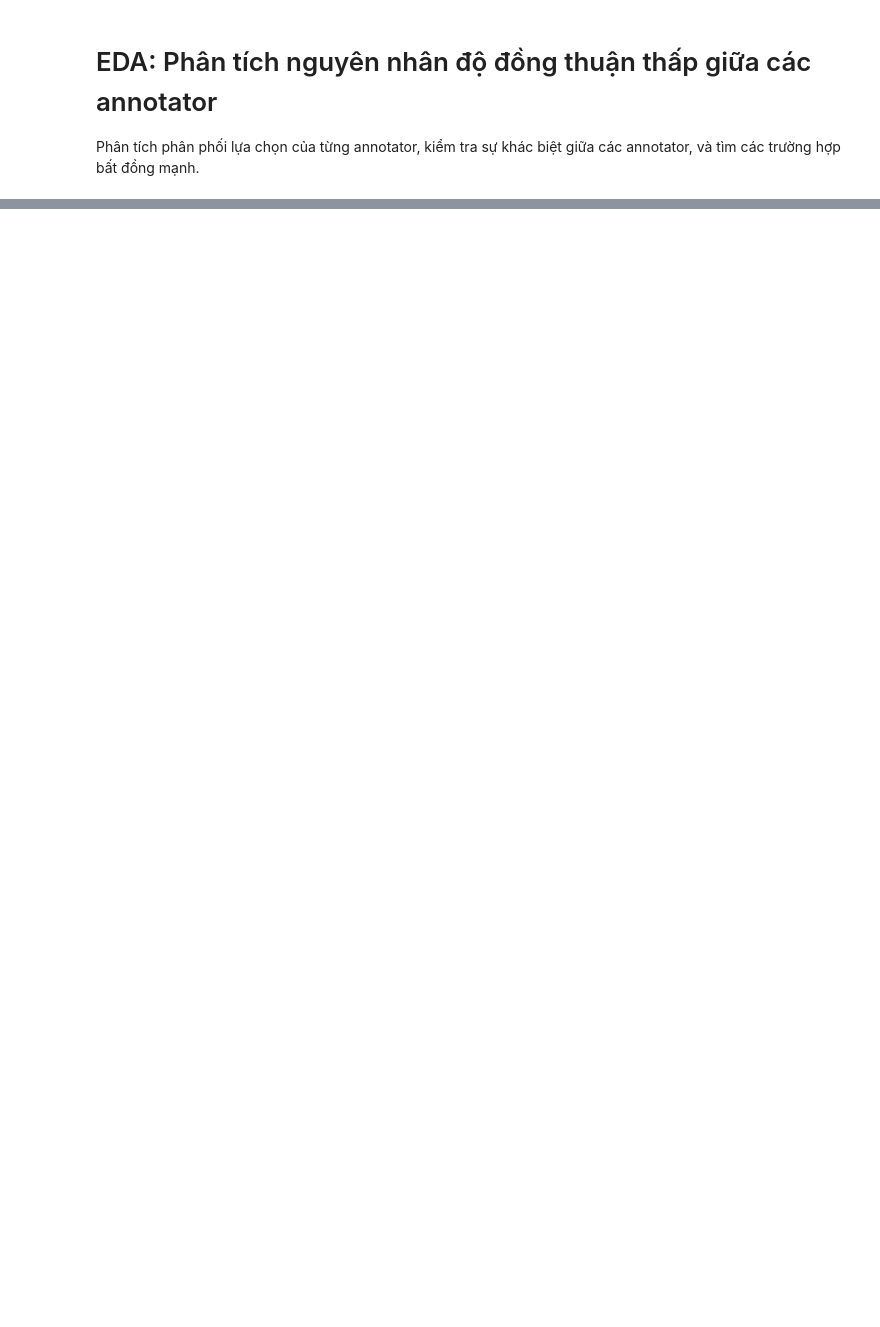
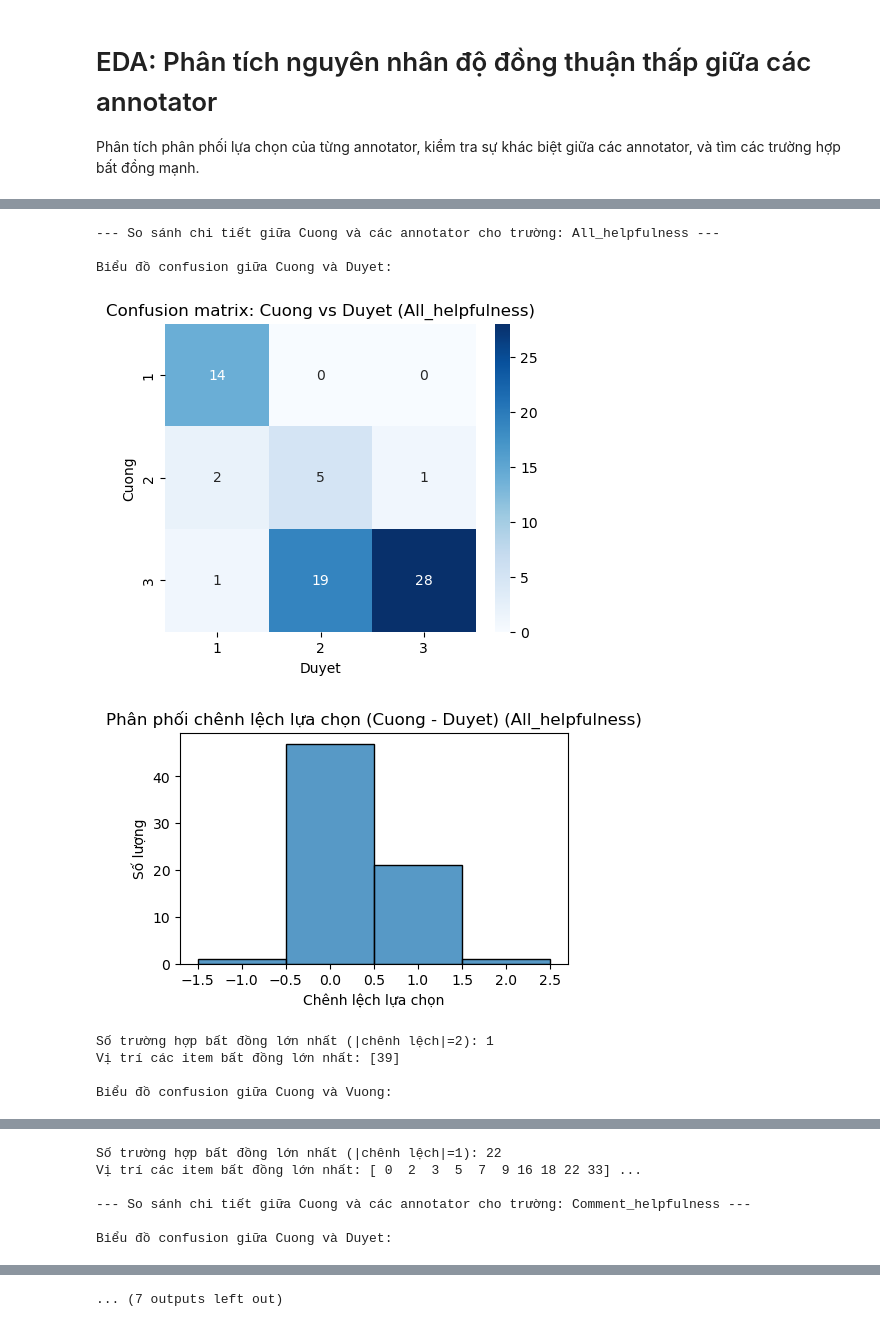
Before and after one commit to fountainhead-2207/Project-DS108-102-107, a Jupyter notebook: Data Processing/Data/Silver Data/Guideline_sample/IAAA&EDA.ipynb, the cells around one changed output, grey strips where cells are left out. Cells and saved outputs as stored; diff of their text form; code cells hidden in the pictures; blank space fills up the shorter version.

```diff
--- a/Data Processing/Data/Silver Data/Guideline_sample/IAAA&EDA.ipynb
+++ b/Data Processing/Data/Silver Data/Guideline_sample/IAAA&EDA.ipynb
@@ -314,0 +283,73 @@ for fname in from_names:
+# %%
+import matplotlib.pyplot as plt
+import seaborn as sns
+import numpy as np
+import pandas as pd
+
+for fname in from_names:
+    print(f"--- So sánh chi tiết giữa Cuong và các annotator cho trường: {fname} ---")
+    choices = choices_map.get(fname, default_choices)
+    # Lấy lựa chọn của từng annotator cho từng item
+    annotator_choices = {}
+    for annotator in annotators:
+        path = os.path.join(json_folder, f'{annotator}.json')
+        with open(path, 'r', encoding='utf-8') as f:
+            data = json.load(f)
+        item_choices = []
+        for item in data:
+            anns = item.get('annotations', [])
+            if not anns: continue
+            ann = anns[0]
+            found = False
+            for r in ann.get('result', []):
+                if r.get('from_name') == fname:
+                    val = r.get('value', {}).get('choices', [])
+                    if val and val[0] in choices:
+                        item_choices.append(val[0])
+                        found = True
+                        break
+            if not found:
+                item_choices.append(None)
+        annotator_choices[annotator] = item_choices
+
+    # So sánh Cuong với Duyet và Cuong với Vuong
+    for other in ['Duyet', 'Vuong']:
+        c1 = np.array(annotator_choices['Cuong'])
+        c2 = np.array(annotator_choices[other])
+        mask = (c1 != None) & (c2 != None)
+        c1_valid = c1[mask]
+        c2_valid = c2[mask]
+        print(f"\nBiểu đồ confusion giữa Cuong và {other}:")
+        cm = pd.crosstab(c1_valid, c2_valid, rownames=['Cuong'], colnames=[other], dropna=False)
+        plt.figure(figsize=(5,4))
+        sns.heatmap(cm, annot=True, fmt='d', cmap='Blues')
+        plt.title(f'Confusion matrix: Cuong vs {other} ({fname})')
+        plt.show()
+
+        # Biểu đồ phân phối chênh lệch lựa chọn
+        diff = c1_valid.astype(int) - c2_valid.astype(int)
+        plt.figure(figsize=(5,3))
+        sns.histplot(diff, bins=np.arange(diff.min()-0.5, diff.max()+1.5), kde=False)
+        plt.title(f'Phân phối chênh lệch lựa chọn (Cuong - {other}) ({fname})')
+        plt.xlabel('Chênh lệch lựa chọn')
+        plt.ylabel('Số lượng')
+        plt.show()
+
+        # Thống kê các trường hợp bất đồng lớn nhất
+        abs_diff = np.abs(diff)
+        max_diff = abs_diff.max() if len(abs_diff) > 0 else 0
+        idxs = np.where(abs_diff == max_diff)[0]
+        print(f"Số trường hợp bất đồng lớn nhất (|chênh lệch|={max_diff}): {len(idxs)}")
+        if len(idxs) > 0:
+            print("Vị trí các item bất đồng lớn nhất:", idxs[:10], "..." if len(idxs) > 10 else "")
+    print()
+# %% [output]
+--- So sánh chi tiết giữa Cuong và các annotator cho trường: All_helpfulness ---
+
+Biểu đồ confusion giữa Cuong và Duyet:
+[figure, added]
+[figure, added]
+Số trường hợp bất đồng lớn nhất (|chênh lệch|=2): 1
+Vị trí các item bất đồng lớn nhất: [39]
+
+Biểu đồ confusion giữa Cuong và Vuong:
@@ -314,0 +358,6 @@ for fname in from_names:
+Số trường hợp bất đồng lớn nhất (|chênh lệch|=1): 22
+Vị trí các item bất đồng lớn nhất: [ 0  2  3  5  7  9 16 18 22 33] ...
+
+--- So sánh chi tiết giữa Cuong và các annotator cho trường: Comment_helpfulness ---
+
+Biểu đồ confusion giữa Cuong và Duyet:
@@ -314,0 +372 @@ for fname in from_names:
+... (7 outputs left out)
```
Also changed, not shown: parts of 6 cells of this notebook, 3 other files.
